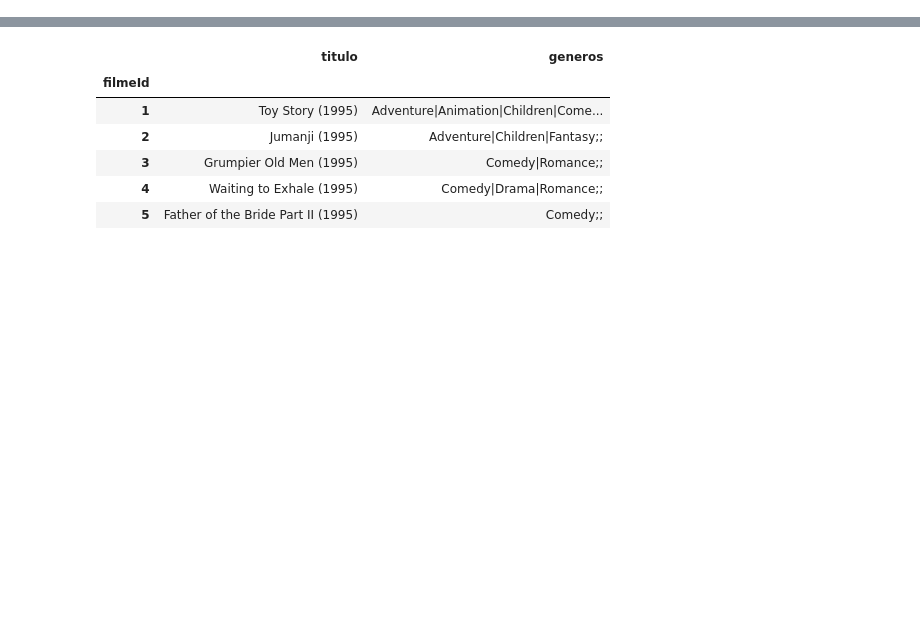
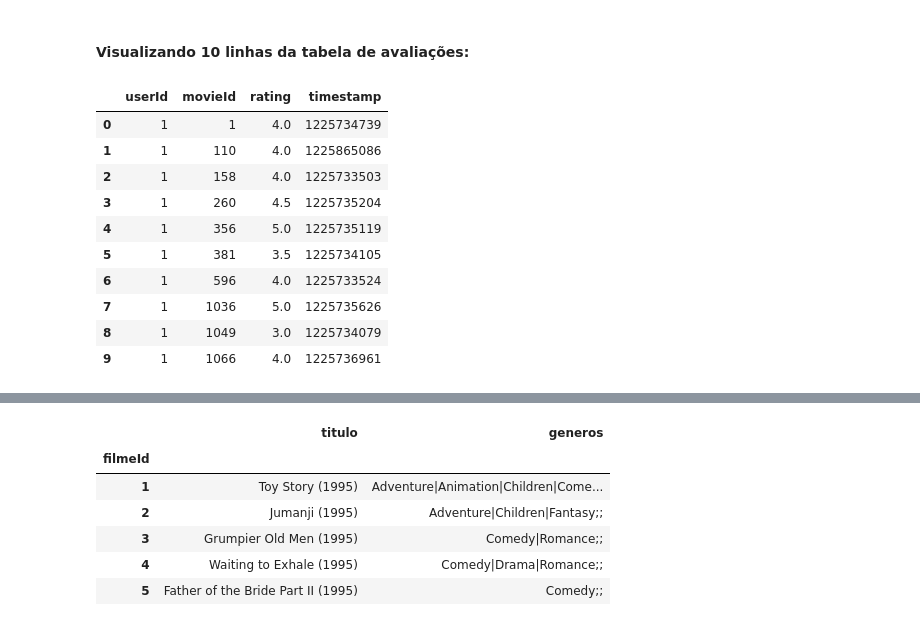
Before and after one commit to jvtsp/Mackenzie_projeto_aplicado_3, a Jupyter notebook: Recomendacao_KNN.ipynb, the cells around one changed output, grey strips where cells are left out. Cells and saved outputs as stored; diff of their text form; code cells hidden in the pictures; blank space fills up the shorter version.

```diff
--- a/Recomendacao_KNN.ipynb
+++ b/Recomendacao_KNN.ipynb
@@ -29,0 +120,17 @@ df_rating = pd.read_sql('select * from impacta_analise_sentimentos.rating', conn
+# %% [markdown]
+#### Visualizando 10 linhas da tabela de avaliações:
+# %%
+df_rating = pd.read_sql('select * from rating', conn)
+df_rating.head(10)
+# %% [output]
+|  | userId | movieId | rating | timestamp |
+| 0 | 1 | 1 | 4.0 | 1225734739 |
+| 1 | 1 | 110 | 4.0 | 1225865086 |
+| 2 | 1 | 158 | 4.0 | 1225733503 |
+| 3 | 1 | 260 | 4.5 | 1225735204 |
+| 4 | 1 | 356 | 5.0 | 1225735119 |
+| 5 | 1 | 381 | 3.5 | 1225734105 |
+| 6 | 1 | 596 | 4.0 | 1225733524 |
+| 7 | 1 | 1036 | 5.0 | 1225735626 |
+| 8 | 1 | 1049 | 3.0 | 1225734079 |
+| 9 | 1 | 1066 | 4.0 | 1225736961 |
```
Also changed, not shown: parts of 139 cells of this notebook, 4 other files.
